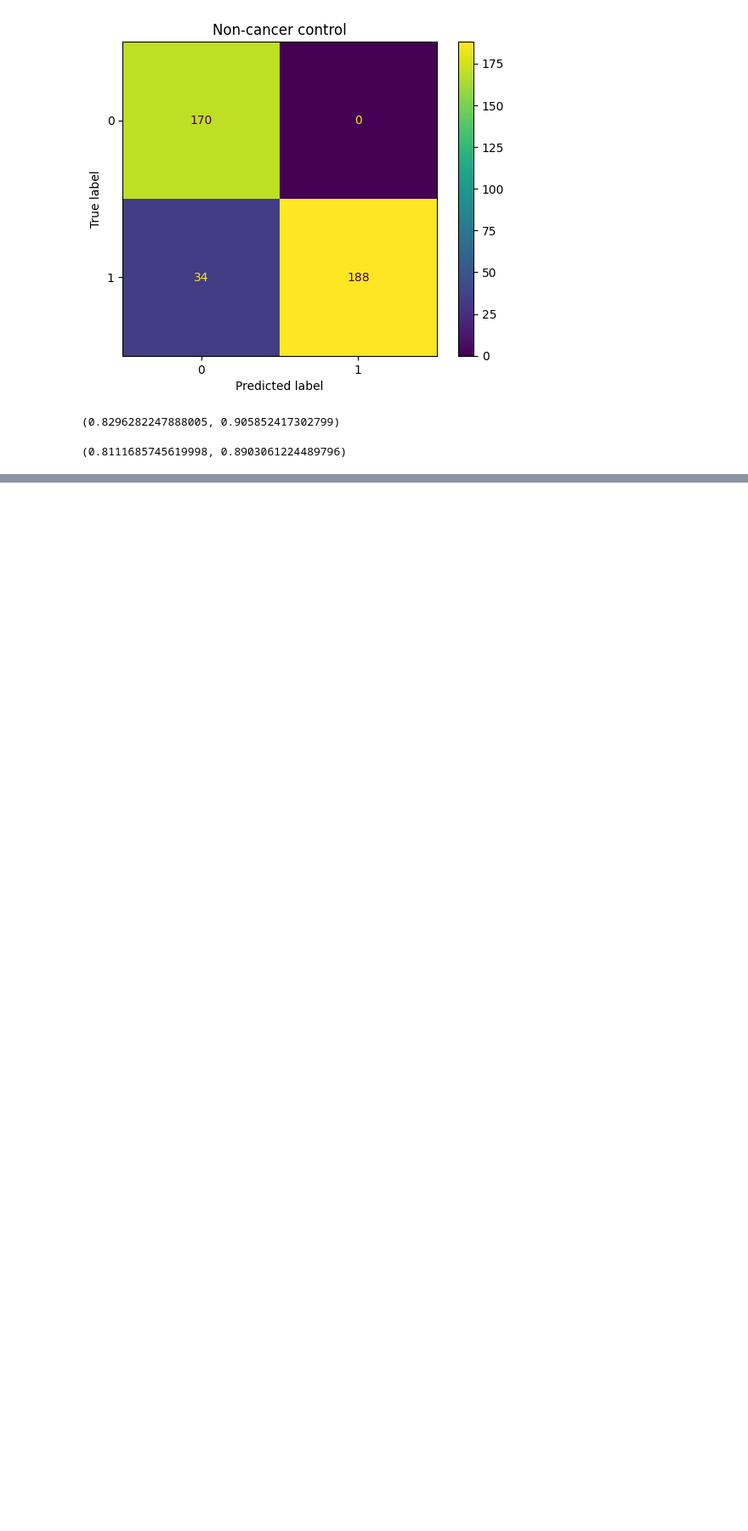
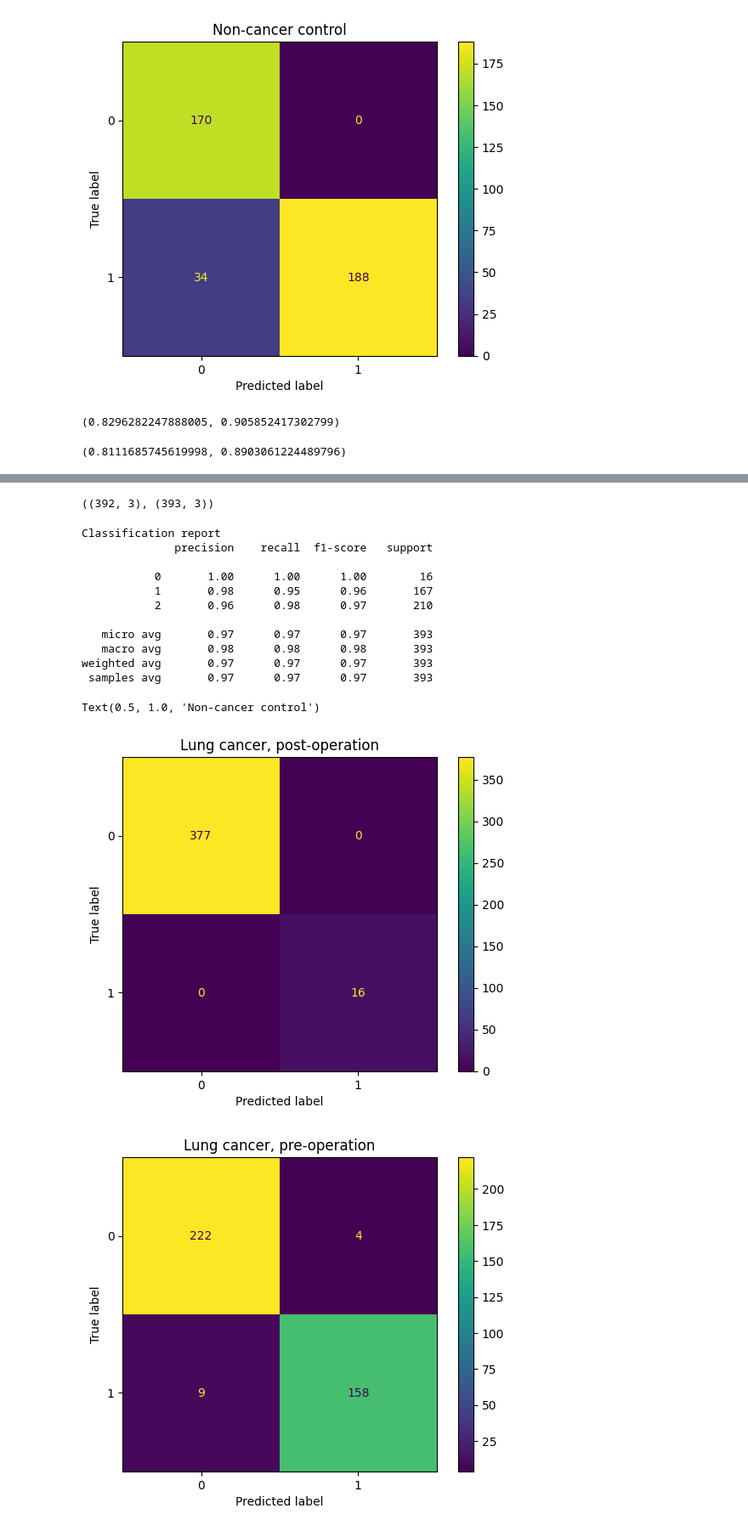
Before and after one commit to HabilAmardias/Lung-Cancer-Classification-Gene-Expression, a Jupyter notebook: main.ipynb, the cells around one changed output, grey strips where cells are left out. Shown at 85% size. Drawn from its saved outputs; the diff is of its cells as text; code cells hidden in the pictures; blank space fills up the shorter version.

```diff
--- a/main.ipynb
+++ b/main.ipynb
@@ -651,0 +777,3 @@ from sklearn.metrics import f1_score, accuracy_score
+# %%
+y_pred_test=model.predict(test_dataset)
+y_pred_test=np.round(y_pred_test)
@@ -651,0 +782,32 @@ from sklearn.metrics import f1_score, accuracy_score
+# %%
+y_pred_val.shape,y_pred_test.shape
+# %% [output]
+((392, 3), (393, 3))
+# %%
+cm_test=multilabel_confusion_matrix(y_test,y_pred_test)
+t1=ConfusionMatrixDisplay(cm_test[0])
+t2=ConfusionMatrixDisplay(cm_test[1])
+t3=ConfusionMatrixDisplay(cm_test[2])
+print("\nClassification report")
+print(classification_report(y_test, y_pred_test))
+t1.plot()
+t1.ax_.set_title('Lung cancer, post-operation')
+t2.plot()
+t2.ax_.set_title('Lung cancer, pre-operation')
+t3.plot()
+t3.ax_.set_title('Non-cancer control')
+# %% [output]
+Classification report
+              precision    recall  f1-score   support
+
+           0       1.00      1.00      1.00        16
+           1       0.98      0.95      0.96       167
+           2       0.96      0.98      0.97       210
+
+   micro avg       0.97      0.97      0.97       393
+   macro avg       0.98      0.98      0.98       393
+weighted avg       0.97      0.97      0.97       393
+ samples avg       0.97      0.97      0.97       393
+Text(0.5, 1.0, 'Non-cancer control')
+[figure, added]
+[figure, added]
```
Also changed, not shown: parts of 22 cells of this notebook.
